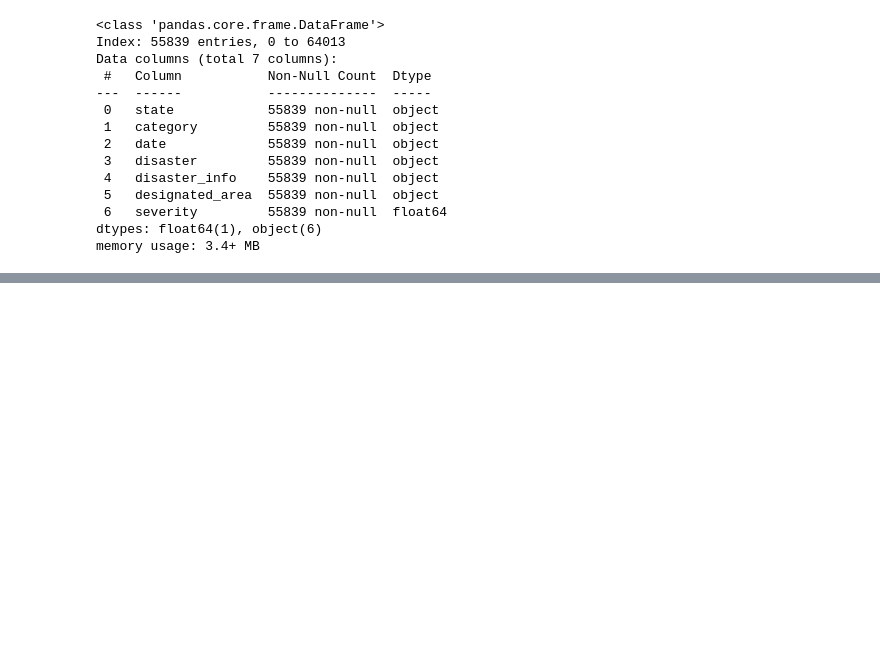
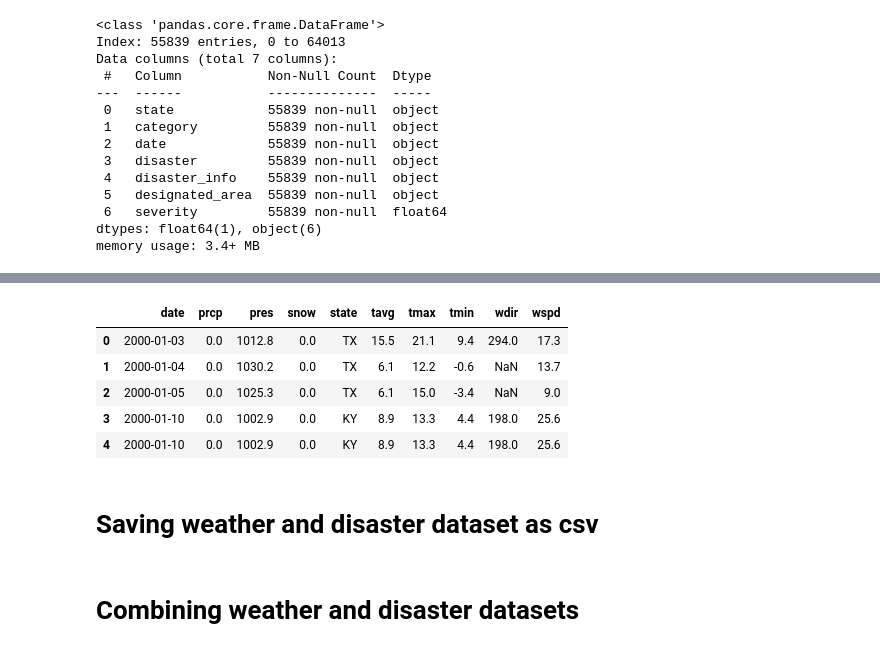
Before and after one commit to Apollo-Blaze/FloodGuard, a Jupyter notebook: Cleaning.ipynb, the cells around one changed output, grey strips where cells are left out. Drawn from its saved outputs; the diff is of its cells as text; code cells hidden in the pictures; blank space fills up the shorter version.

```diff
--- a/Cleaning.ipynb
+++ b/Cleaning.ipynb
@@ -294,0 +409,11 @@ data
+# %%
+weather_df.head()
+# %% [output]
+|  | date | prcp | pres | snow | state | tavg | tmax | tmin | wdir | wspd |
+| 0 | 2000-01-03 | 0.0 | 1012.8 | 0.0 | TX | 15.5 | 21.1 | 9.4 | 294.0 | 17.3 |
+| 1 | 2000-01-04 | 0.0 | 1030.2 | 0.0 | TX | 6.1 | 12.2 | -0.6 | NaN | 13.7 |
+| 2 | 2000-01-05 | 0.0 | 1025.3 | 0.0 | TX | 6.1 | 15.0 | -3.4 | NaN | 9.0 |
+| 3 | 2000-01-10 | 0.0 | 1002.9 | 0.0 | KY | 8.9 | 13.3 | 4.4 | 198.0 | 25.6 |
+| 4 | 2000-01-10 | 0.0 | 1002.9 | 0.0 | KY | 8.9 | 13.3 | 4.4 | 198.0 | 25.6 |
+# %% [markdown]
+# Saving weather and disaster dataset as csv
@@ -294,0 +424,2 @@ data
+# %% [markdown]
+# Combining weather and disaster datasets
```
Also changed, not shown: parts of 24 cells of this notebook, 2 other files.
